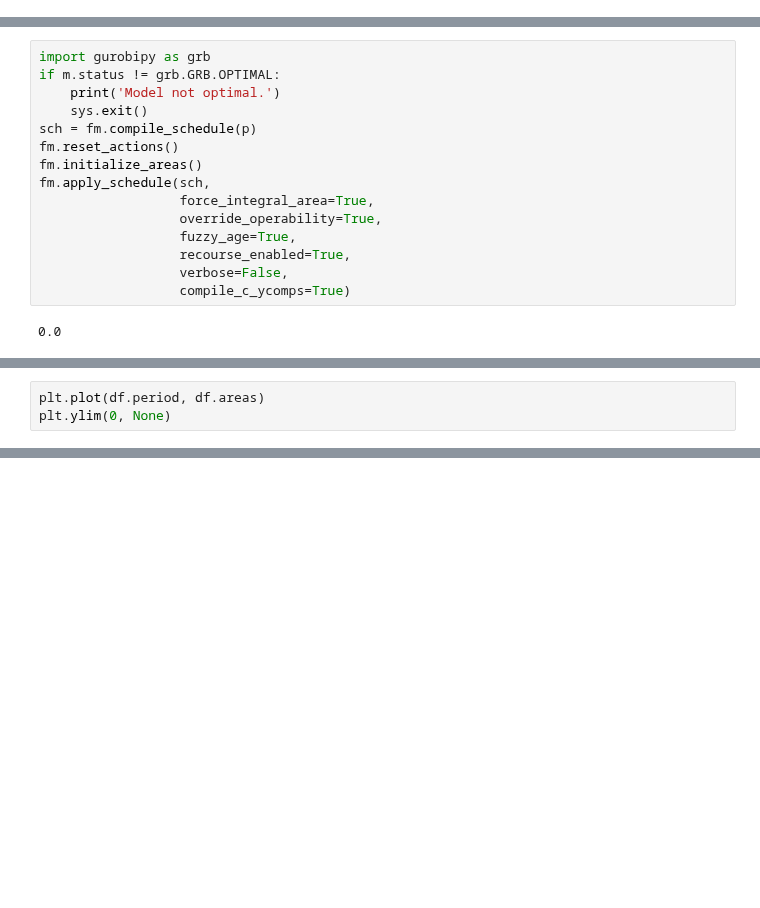
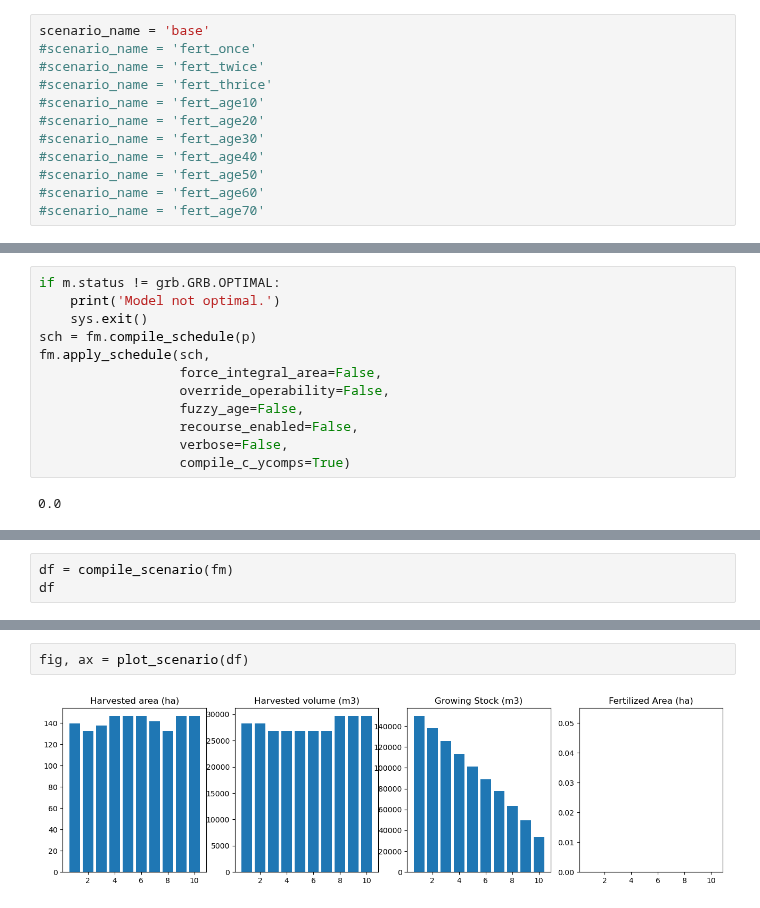
Before and after one commit to gparadis/model_prototype_0, a Jupyter notebook: model_run.ipynb, the cells around one changed output, grey strips where cells are left out. Saved outputs shown, nothing was run; the diff lists cells and outputs as text; blank space fills up the shorter version.

```diff
--- a/model_run.ipynb
+++ b/model_run.ipynb
@@ -246 +298,13 @@ def gen_scen(fm, name='base', util=0.85, harvest_acode='cc', tvy_name='volume',
+# %%
+scenario_name = 'base'
+#scenario_name = 'fert_once'
+#scenario_name = 'fert_twice'
+#scenario_name = 'fert_thrice'
+#scenario_name = 'fert_age10'
+#scenario_name = 'fert_age20'
+#scenario_name = 'fert_age30'
+#scenario_name = 'fert_age40'
+#scenario_name = 'fert_age50'
+#scenario_name = 'fert_age60'
+#scenario_name = 'fert_age70'
 # %%
@@ -277,16 +419,13 @@ foo
 # %%
-import gurobipy as grb
 if m.status != grb.GRB.OPTIMAL:
     print('Model not optimal.')
     sys.exit()
 sch = fm.compile_schedule(p)
-fm.reset_actions()
-fm.initialize_areas()
 fm.apply_schedule(sch,
-                  force_integral_area=True,
-                  override_operability=True,
-                  fuzzy_age=True,
-                  recourse_enabled=True,
+                  force_integral_area=False,
+                  override_operability=False,
+                  fuzzy_age=False,
+                  recourse_enabled=False,
                   verbose=False,
                   compile_c_ycomps=True)
 # %% [output]
@@ -313,4 +433,4 @@ df
 # %%
-plt.plot(df.period, df.areas)
-plt.ylim(0, None)
+df = compile_scenario(fm)
+df
 # %% [output]
@@ -385,0 +449,4 @@ def gen_scen(fm, basenames, name, util, param_funcs, toffset=0, obj_mode='max_hv
+# %%
+fig, ax = plot_scenario(df)
+# %% [output]
+[figure, added]
```
Also changed, not shown: parts of 27 cells of this notebook, 2 other files.
